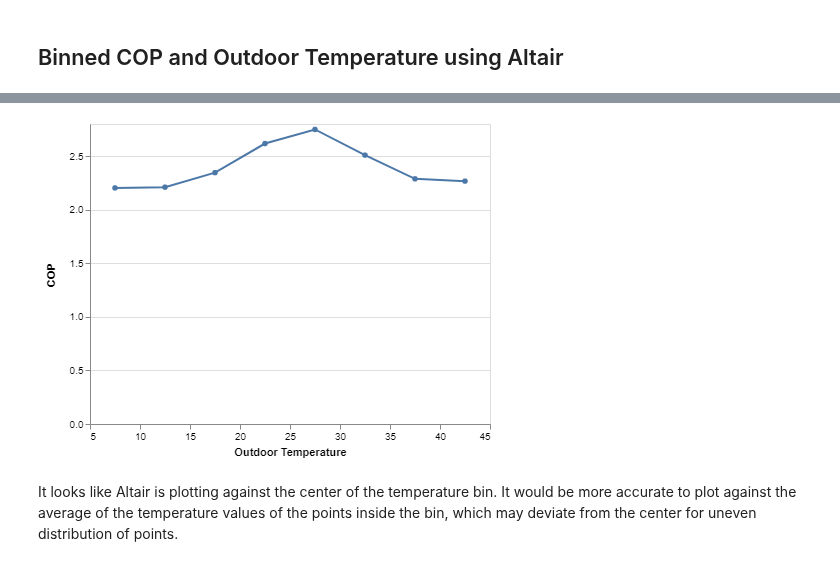
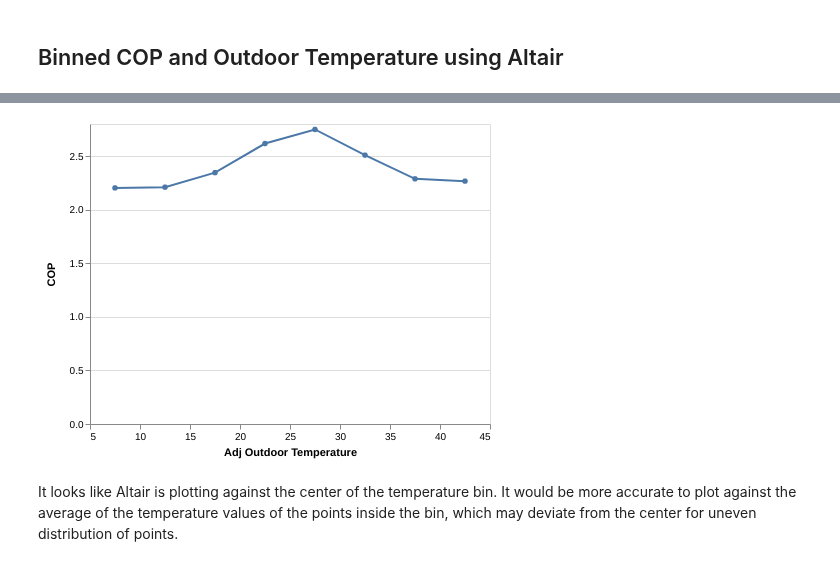
Before and after one commit to alanmitchell/heat-pump-study, a Jupyter notebook: field_studies/kaluza/kaluza.ipynb, the cells around one changed output, grey strips where cells are left out. Saved outputs shown, nothing was run; the diff lists cells and outputs as text; code cells hidden in the pictures.

```diff
--- a/field_studies/kaluza/kaluza.ipynb
+++ b/field_studies/kaluza/kaluza.ipynb
@@ -333,10 +333,10 @@ alt.Chart(dfb).mark_point().encode(
 # %%
 alt.Chart(dfb).mark_line(point=True).encode(
-    x = alt.X('Adj Outdoor Temp', bin=alt.Bin(maxbins=10), axis=alt.Axis(title='Outdoor Temperature')),
+    x = alt.X('Adj Outdoor Temp', bin=alt.Bin(maxbins=10), axis=alt.Axis(title='Adj Outdoor Temperature')),
     y = alt.Y('mean(COP)', axis=alt.Axis(title='COP')),
 )
 # %% [output]
-[figure, old version]
+[figure, new version]
 # %% [markdown]
 It looks like Altair is plotting against the center of the
 temperature bin. It would be more accurate to plot against the
```
Also changed, not shown: parts of 7 cells of this notebook.
